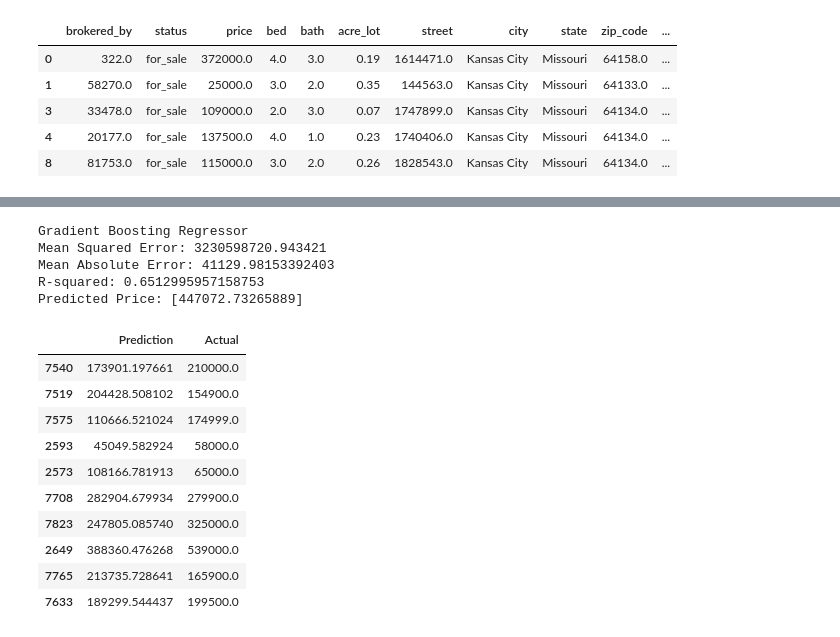
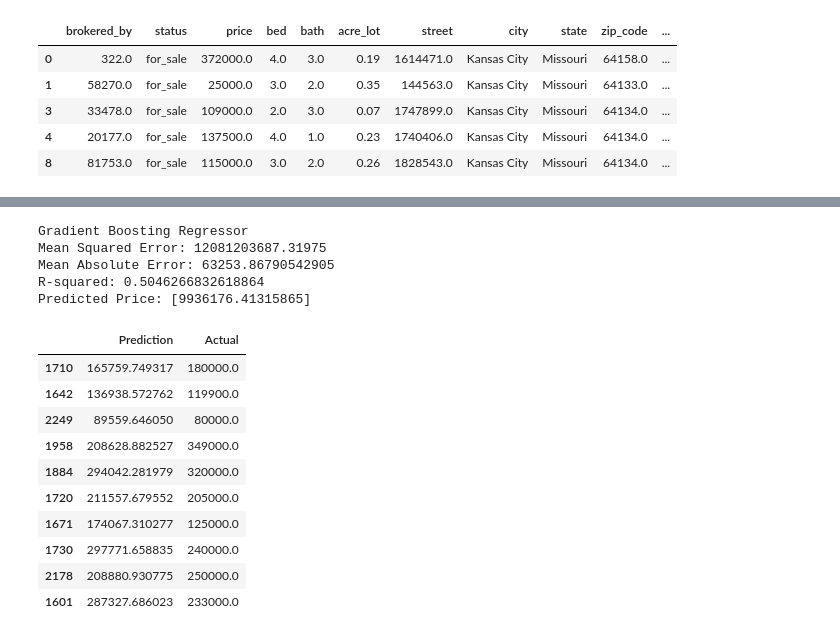
Before and after one commit to gthom73/MLIntegration_project4_group2, a Jupyter notebook: Project_4_ML.ipynb, the cells around one changed output, grey strips where cells are left out. Drawn from its saved outputs; the diff is of its cells as text; code cells hidden in the pictures.

```diff
--- a/Project_4_ML.ipynb
+++ b/Project_4_ML.ipynb
@@ -240,11 +246,11 @@ dallas_group_df = pd.DataFrame(grouped.get_group('Dallas, Texas'))
 denver_group_df = pd.DataFrame(grouped.get_group('Denver, Colorado'))
 
 # Example prediction for a house with 2000 sqft, 4 rooms, and zip code 80202
-X_prediction = pd.DataFrame([[2000, 4, 66609]], columns=['pr_sqr_ft', 'bed', 'zip_code'])  # Create DataFrame for prediction
+X_prediction = pd.DataFrame([[2000, 4, 66102]], columns=['pr_sqr_ft', 'bed', 'zip_code'])  # Create DataFrame for prediction
 
-topeka_group_df
+# topeka_group_df
 # kcmo_group_df
-# kcks_group_df
+kcks_group_df
 # dallas_group_df
 # denver_group_df
 # %% [output]
@@ -268,3 +270,19 @@ y = topeka_group_df['price']
+# %%
+# Preprocessing
+# X = topeka_group_df[['pr_sqr_ft', 'bed', 'zip_code']]
+# y = topeka_group_df['price']
+
+# X = kcmo_group_df[['pr_sqr_ft', 'bed', 'zip_code']]
+# y = kcmo_group_df['price']
+
+X = kcks_group_df[['pr_sqr_ft', 'bed', 'zip_code']]
+y = kcks_group_df['price']
+
+# X = dallas_group_df[['pr_sqr_ft', 'bed', 'zip_code']]
+# y = dallas_group_df['price']
+
+# X = denver_group_df[['pr_sqr_ft', 'bed', 'zip_code']]
+# y = denver_group_df['price']
 # %%
 # Define column transformer for one-hot encoding
 column_transformer = ColumnTransformer(
@@ -274,6 +292,14 @@ column_transformer = ColumnTransformer(
 # %%
 # Split the data into training and testing sets
 X_train, X_test, y_train, y_test = train_test_split(X, y, test_size=0.2, random_state=42)
+
+params = {
+    "n_estimators": 500,
+    "max_depth": 4,
+    "min_samples_split": 5,
+    "learning_rate": 0.01,
+    "loss": "squared_error"
+}
 # %%
 print("Linear Regression")
 
@@ -451,38 +480,38 @@ Predicted Price: [439220.4]
 # %%
 print("Gradient Boosting Regressor")
 
-gclassifier = GradientBoostingRegressor(n_estimators=500)
+gclassifier = GradientBoostingRegressor(**params)
 gclassifier.fit(X_train, y_train)
 
 y_pred = gclassifier.predict(X_test)
 mseGB = mean_squared_error(y_test, y_pred)
 print("Mean Squared Error:", mseGB)
 
 maeGB = mean_absolute_error(y_test, y_pred)
 print("Mean Absolute Error:", maeGB)
 
 r_squaredGB = r2_score(y_test, y_pred)
 print("R-squared:", r_squaredGB)
 
 predicted_price =gclassifier.predict(X_prediction)
 print("Predicted Price:", predicted_price)
 
 predictions = gclassifier.predict(X_test)
 pd.DataFrame({"Prediction": predictions, "Actual": y_test}).tail(10)
 # %% [output]
 Gradient Boosting Regressor
-Mean Squared Error: 3230598720.943421
-Mean Absolute Error: 41129.98153392403
-R-squared: 0.6512995957158753
-Predicted Price: [447072.73265889]
+Mean Squared Error: 12081203687.31975
+Mean Absolute Error: 63253.86790542905
+R-squared: 0.5046266832618864
+Predicted Price: [9936176.41315865]
 |  | Prediction | Actual |
-| 7540 | 173901.197661 | 210000.0 |
-| 7519 | 204428.508102 | 154900.0 |
-| 7575 | 110666.521024 | 174999.0 |
-| 2593 | 45049.582924 | 58000.0 |
-| 2573 | 108166.781913 | 65000.0 |
-| 7708 | 282904.679934 | 279900.0 |
-| 7823 | 247805.085740 | 325000.0 |
-| 2649 | 388360.476268 | 539000.0 |
-| 7765 | 213735.728641 | 165900.0 |
-| 7633 | 189299.544437 | 199500.0 |
+| 1710 | 165759.749317 | 180000.0 |
+| 1642 | 136938.572762 | 119900.0 |
+| 2249 | 89559.646050 | 80000.0 |
+| 1958 | 208628.882527 | 349000.0 |
+| 1884 | 294042.281979 | 320000.0 |
+| 1720 | 211557.679552 | 205000.0 |
+| 1671 | 174067.310277 | 125000.0 |
+| 1730 | 297771.658835 | 240000.0 |
+| 2178 | 208880.930775 | 250000.0 |
+| 1601 | 287327.686023 | 233000.0 |
```
Also changed, not shown: parts of 12 cells of this notebook.
